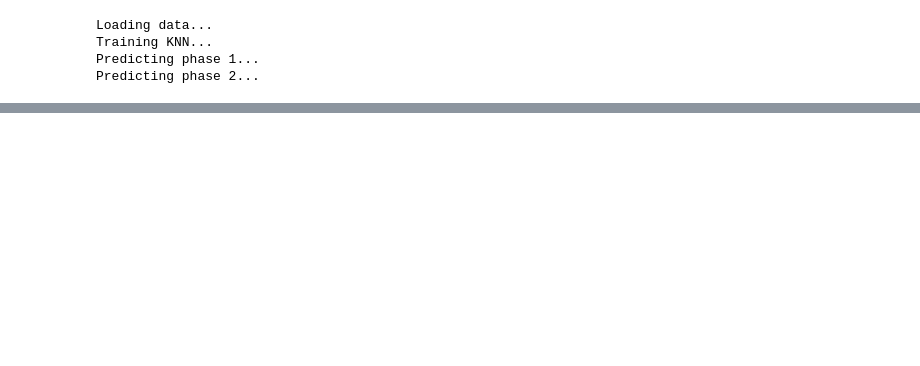
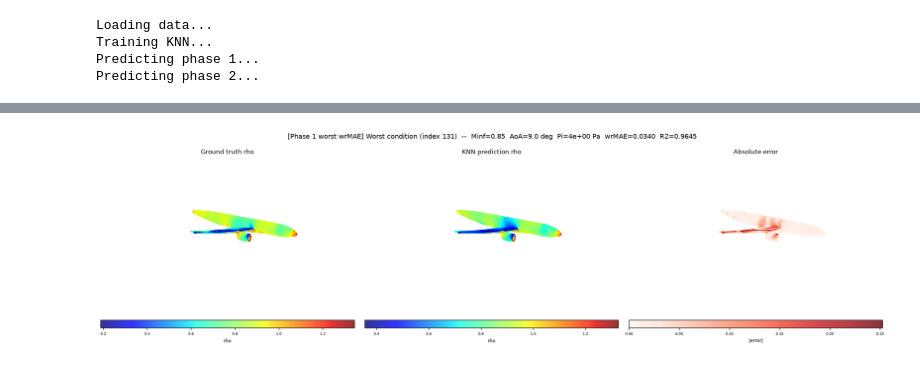
Before and after one commit to Akawalid/onera_468_crm_wall_distribution_regression_challenge_v2, a Jupyter notebook: data_exploration_splitv2_v2.ipynb, the cells around one changed output, grey strips where cells are left out. Saved outputs shown, nothing was run; the diff lists cells and outputs as text; code cells hidden in the pictures; blank space fills up the shorter version.

````diff
--- a/data_exploration_splitv2_v2.ipynb
+++ b/data_exploration_splitv2_v2.ipynb
@@ -97,9 +101,8 @@ score = 1/(1+KL) in (0, 1]; higher is better.
 # %%
-# These are different methods of computing KL div, the one we used is: ```residual_kl_weighted```
 def residual_kl_dirac(y_true, y_pred, sigma_ref_frac=0.01, n_bins=200):
     """
     KL(p_eps || N(0, sigma_ref)) where sigma_ref is very small (proxy for Dirac(0)).
-    Returns KL, score=exp(-KL), normalised bias and spread.
+    Returns KL, score=1/(1+KL), normalised bias and spread.
     """
     eps      = y_pred - y_true
     sigma_y  = y_true.std() + 1e-12
@@ -118,14 +121,14 @@ def residual_kl_dirac(y_true, y_pred, sigma_ref_frac=0.01, n_bins=200):
     q   /= q.sum()
 
     kl    = float(entropy(p, q))
-    return {'kl': kl, 'score': float(np.exp(-kl)),
+    return {'kl': kl, 'score': float(1.0 / (1.0 + kl)),
             'bias': float(np.mean(eps_norm)), 'spread': float(np.std(eps_norm))}
 
 
 def residual_kl_normal(y_true, y_pred, sigma_ref_frac=0.1, n_bins=200):
     """
     KL(p_eps || N(0, sigma_ref)) where sigma_ref = sigma_ref_frac * sigma_y.
-    Returns KL, score=exp(-KL), normalised bias and spread.
+    Returns KL, score=1/(1+KL), normalised bias and spread.
     """
     eps       = y_pred - y_true
     sigma_y   = y_true.std() + 1e-12
@@ -144,7 +147,7 @@ def residual_kl_normal(y_true, y_pred, sigma_ref_frac=0.1, n_bins=200):
     q   /= q.sum()
 
     kl    = float(entropy(p, q))
-    return {'kl': kl, 'score': float(np.exp(-kl)),
+    return {'kl': kl, 'score': float(1.0 / (1.0 + kl)),
             'bias': float(np.mean(eps) / sigma_y), 'spread': float(np.std(eps) / sigma_y)}
 
 def residual_kl_weighted(y_true, y_pred, comp_masks, comp_weights, sigma_ref_frac=0.1, n_bins=200):
@@ -178,5 +181,5 @@ def residual_kl_weighted(y_true, y_pred, comp_masks, comp_weights, sigma_ref_fra
     kl = float(entropy(p, q))
     bias   = float(np.average(eps, weights=sample_weight)) / sigma_y
     spread = float(np.sqrt(np.average((eps - eps.mean())**2, weights=sample_weight))) / sigma_y
-    return {'kl': kl, 'score': float(np.exp(-kl)), 'bias': bias, 'spread': spread}
+    return {'kl': kl, 'score': float(1.0 / (1.0 + kl)), 'bias': bias, 'spread': spread}
 # %%
@@ -355,0 +320,74 @@ Saved: worst_condition_Phase_2_worst_KL.png
+# %%
+def plot_condition(iworst, X_test, y_test, y_pred, nwallp, wrMAE, phase_label, r2=None, err_vmax=None):
+    """3-D scatter of ground truth, prediction and absolute error for one simulation."""
+    X_worst    = X_test [iworst * nwallp:(iworst + 1) * nwallp]
+    y_worst    = y_test [iworst * nwallp:(iworst + 1) * nwallp]
+    yhat_worst = y_pred [iworst * nwallp:(iworst + 1) * nwallp]
+
+    Minf = X_worst[0, COL_MINF]
+    AoA  = X_worst[0, COL_AOA]
+    Pi   = X_worst[0, COL_PI]
+
+    X_coord = X_worst[:, 0]
+    Y_coord = X_worst[:, 1]
+    Z_coord = X_worst[:, 2]
+    error   = np.abs(y_worst - yhat_worst)
+
+    def _scale(field):
+        f03, f50, f97 = np.percentile(field, [3., 50., 97.])
+        slopem = (f50 - f03) / 0.47
+        slopep = (f97 - f50) / 0.47
+        return max(0., f50 - 0.6 * slopem), f50 + 0.6 * slopep
+
+    fields = [y_worst, yhat_worst, error]
+    titles = ['Ground truth rho', 'KNN prediction rho', 'Absolute error']
+    cmaps  = ['jet', 'jet', 'Reds']
+
+    r2_str = f'  R2={r2:.4f}' if r2 is not None else ''
+    fig = plt.figure(figsize=(18, 5), dpi=120)
+    fig.suptitle(
+        f'[{phase_label}] Worst condition (index {iworst})  --  '
+        f'Minf={Minf:.2f}  AoA={AoA:.1f} deg  Pi={Pi:.0e} Pa  wrMAE={wrMAE:.4f}{r2_str}',
+        fontsize=11
+    )
+    for col, (field, title, cmap) in enumerate(zip(fields, titles, cmaps)):
+        gs  = gridspec.GridSpec(2, 3, figure=fig, height_ratios=[20, 1])
+        ax  = fig.add_subplot(gs[0, col], projection='3d')
+        fmin, fmax = _scale(field)
+        if col == 2 and err_vmax is not None:
+            fmin, fmax = 0.0, err_vmax
+        sca = ax.scatter3D(X_coord, Y_coord, Z_coord,
+                           c=field, vmin=fmin, vmax=fmax,
+                           cmap=cmap, s=0.3, alpha=0.8)
+        ax.view_init(elev=20, azim=120)
+        ax.set_xlim(X_coord.min() - 5.0, X_coord.max() + 5.0)
+        ax.set_ylim(Y_coord.min() - 5.0, Y_coord.max() + 5.0)
+        ax.set_zlim(Z_coord.min(), Z_coord.max())
+        lims = np.array([getattr(ax, f'get_{a}lim')() for a in 'xyz'])
+        ax.set_box_aspect(np.ptp(lims, axis=1), zoom=1.)
+        ax.set_axis_off()
+        ax.set_title(title, fontsize=10)
+        cax  = fig.add_subplot(gs[1, col])
+        cbar = fig.colorbar(sca, cax=cax, orientation='horizontal')
+        cbar.set_label('rho' if col < 2 else '|error|', size=8)
+        cbar.ax.tick_params(labelsize=6)
+    plt.tight_layout()
+    out = f'worst_condition_{phase_label.replace(" ", "_")}.png'
+    plt.savefig(out, dpi=150, bbox_inches='tight')
+    print(f'Saved: {out}')
+    plt.show()
+
+err_vmax = max(
+    np.percentile(np.abs(res1['Y'][res1['iworst']] - res1['Yh'][res1['iworst']]), 97),
+    np.percentile(np.abs(res2['Y'][res2['iworst']] - res2['Yh'][res2['iworst']]), 97),
+)
+
+for label, X_test, res in [('Phase 1', X_test1, res1), ('Phase 2', X_test2, res2)]:
+    iw_mae = res['iworst']
+    iw_kl  = int(np.nanargmax(res['kl']))
+
+    plot_condition(iw_mae, X_test, res['Y'].reshape(-1), res['Yh'].reshape(-1), nwallp,
+                   res['wrMAE'], f'{label} worst wrMAE', r2=res['r2'], err_vmax=err_vmax)
+    plot_condition(iw_kl, X_test, res['Y'].reshape(-1), res['Yh'].reshape(-1), nwallp,
+                   res['wrMAE'], f'{label} worst KL', r2=res['r2'], err_vmax=err_vmax)
+# %% [output]
@@ -355,0 +395 @@ Saved: worst_condition_Phase_2_worst_KL.png
+[figure, added]
````
Also changed, not shown: parts of 11 cells of this notebook.
